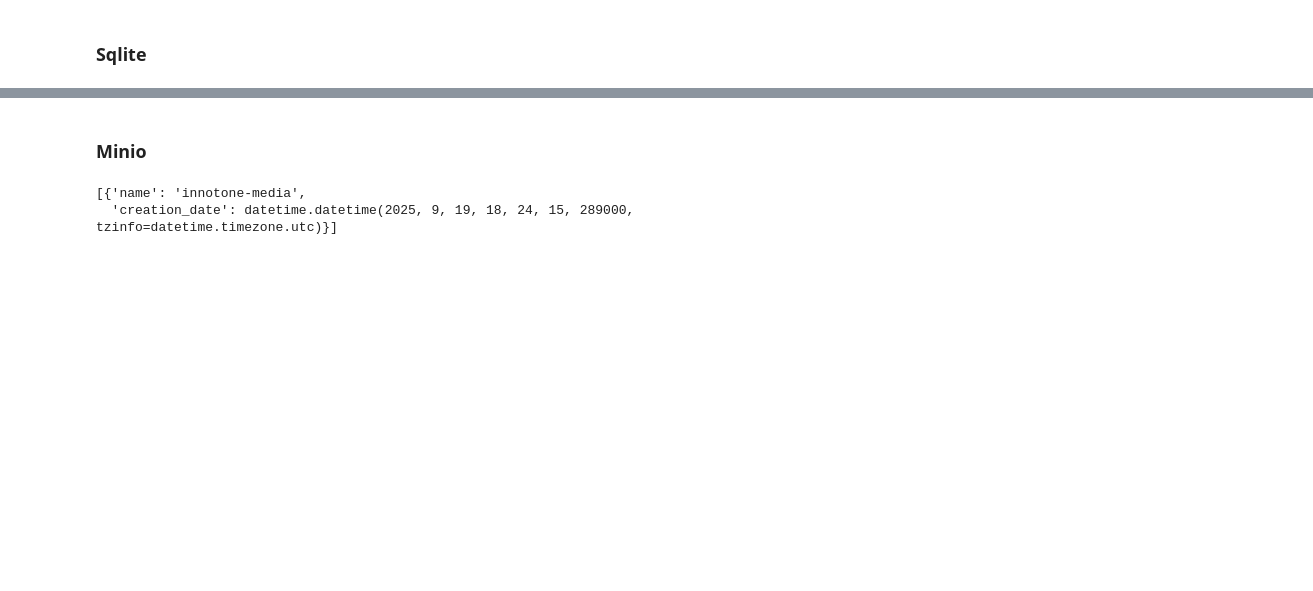
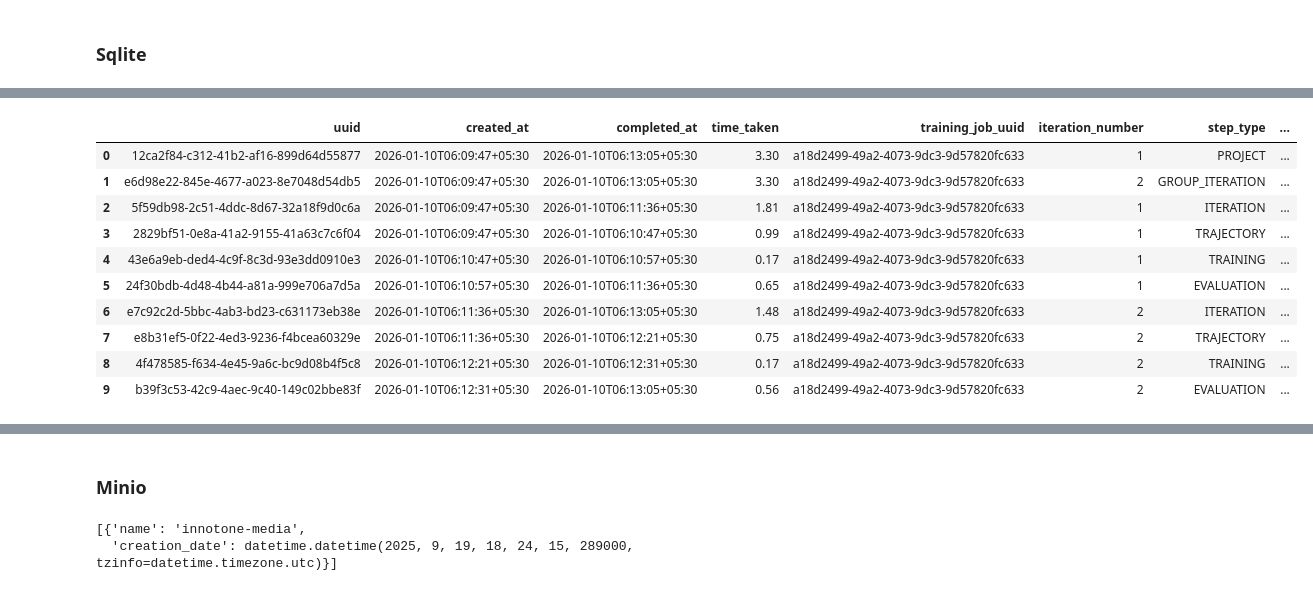
Before and after one commit to deepankarpal89/inno-train, a Jupyter notebook: rough.ipynb, the cells around one changed output, grey strips where cells are left out. Saved outputs shown, nothing was run; the diff lists cells and outputs as text; code cells hidden in the pictures; blank space fills up the shorter version.

Commit message:
time taken correct job

```diff
--- a/rough.ipynb
+++ b/rough.ipynb
@@ -117,3 +114,17 @@ dfiter.tail(5)
+# %%
+dfiter[dfiter.training_job_uuid =="a18d2499-49a2-4073-9dc3-9d57820fc633"]
+# %% [output]
+|  | uuid | created_at | completed_at | time_taken | training_job_uuid | iteration_number | step_type | ... |
+| 0 | 12ca2f84-c312-41b2-af16-899d64d55877 | 2026-01-10T06:09:47+05:30 | 2026-01-10T06:13:05+05:30 | 3.30 | a18d2499-49a2-4073-9dc3-9d57820fc633 | 1 | PROJECT | ... |
+| 1 | e6d98e22-845e-4677-a023-8e7048d54db5 | 2026-01-10T06:09:47+05:30 | 2026-01-10T06:13:05+05:30 | 3.30 | a18d2499-49a2-4073-9dc3-9d57820fc633 | 2 | GROUP_ITERATION | ... |
+| 2 | 5f59db98-2c51-4ddc-8d67-32a18f9d0c6a | 2026-01-10T06:09:47+05:30 | 2026-01-10T06:11:36+05:30 | 1.81 | a18d2499-49a2-4073-9dc3-9d57820fc633 | 1 | ITERATION | ... |
+| 3 | 2829bf51-0e8a-41a2-9155-41a63c7c6f04 | 2026-01-10T06:09:47+05:30 | 2026-01-10T06:10:47+05:30 | 0.99 | a18d2499-49a2-4073-9dc3-9d57820fc633 | 1 | TRAJECTORY | ... |
+| 4 | 43e6a9eb-ded4-4c9f-8c3d-93e3dd0910e3 | 2026-01-10T06:10:47+05:30 | 2026-01-10T06:10:57+05:30 | 0.17 | a18d2499-49a2-4073-9dc3-9d57820fc633 | 1 | TRAINING | ... |
+| 5 | 24f30bdb-4d48-4b44-a81a-999e706a7d5a | 2026-01-10T06:10:57+05:30 | 2026-01-10T06:11:36+05:30 | 0.65 | a18d2499-49a2-4073-9dc3-9d57820fc633 | 1 | EVALUATION | ... |
+| 6 | e7c92c2d-5bbc-4ab3-bd23-c631173eb38e | 2026-01-10T06:11:36+05:30 | 2026-01-10T06:13:05+05:30 | 1.48 | a18d2499-49a2-4073-9dc3-9d57820fc633 | 2 | ITERATION | ... |
+| 7 | e8b31ef5-0f22-4ed3-9236-f4bcea60329e | 2026-01-10T06:11:36+05:30 | 2026-01-10T06:12:21+05:30 | 0.75 | a18d2499-49a2-4073-9dc3-9d57820fc633 | 2 | TRAJECTORY | ... |
+| 8 | 4f478585-f634-4e45-9a6c-bc9d08b4f5c8 | 2026-01-10T06:12:21+05:30 | 2026-01-10T06:12:31+05:30 | 0.17 | a18d2499-49a2-4073-9dc3-9d57820fc633 | 2 | TRAINING | ... |
+| 9 | b39f3c53-42c9-4aec-9c40-149c02bbe83f | 2026-01-10T06:12:31+05:30 | 2026-01-10T06:13:05+05:30 | 0.56 | a18d2499-49a2-4073-9dc3-9d57820fc633 | 2 | EVALUATION | ... |
 # %%
 query = """select * from epoch_train"""
 dfepoch = execute_sql(query)
```
Also changed, not shown: parts of 6 cells of this notebook, 5 other files.
